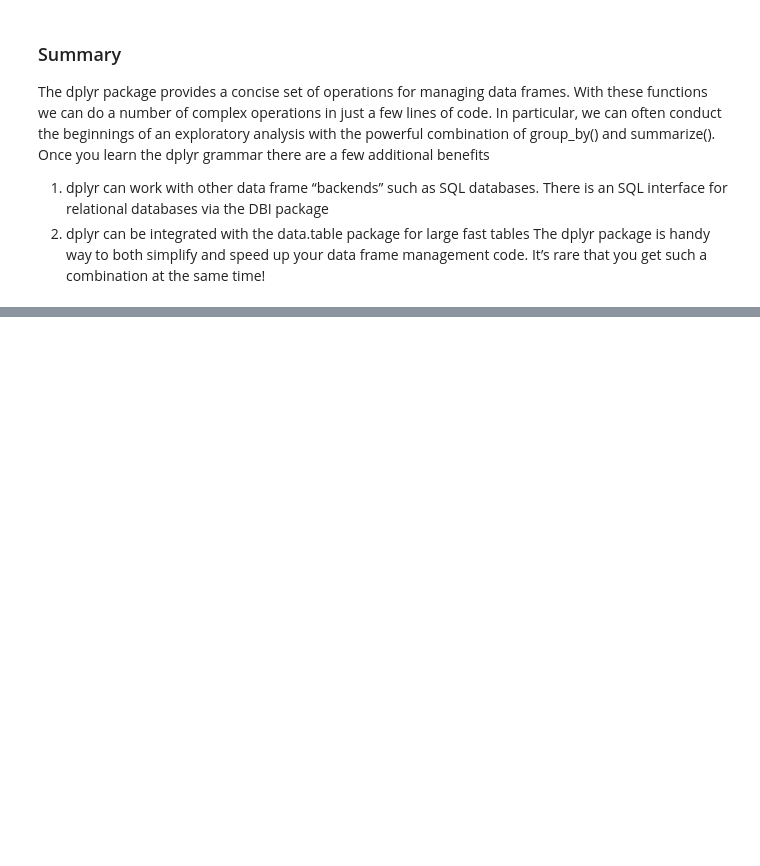
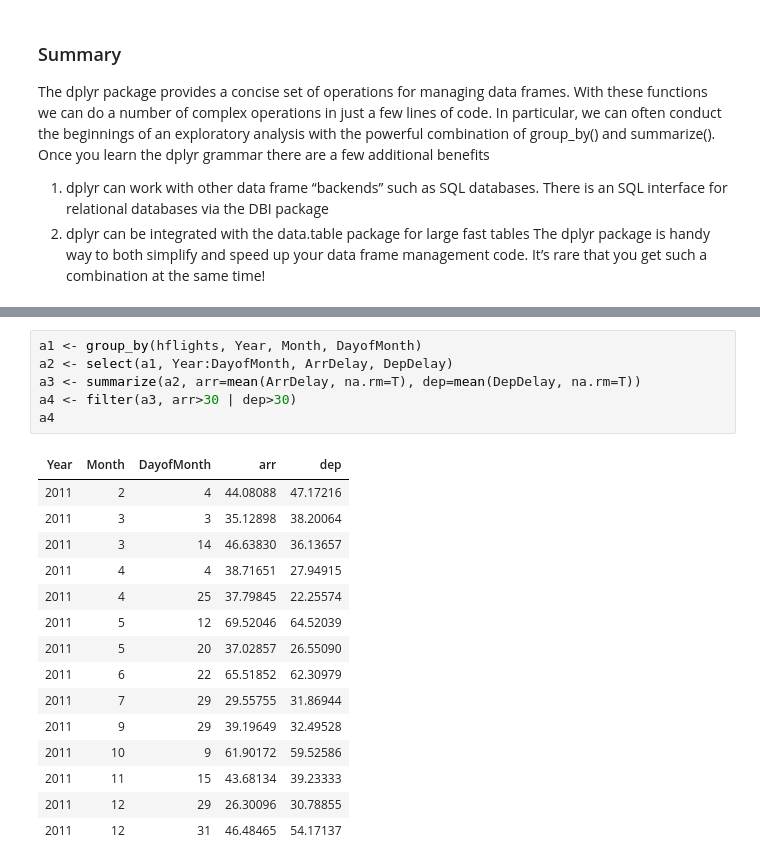
Before and after one commit to kabalaandrew/R, a Jupyter notebook: R Practice for Fenix.ipynb, the cells around one changed output, grey strips where cells are left out. Saved outputs shown, nothing was run; the diff lists cells and outputs as text; blank space fills up the shorter version.

```diff
--- a/R Practice for Fenix.ipynb
+++ b/R Practice for Fenix.ipynb
@@ -528,0 +673,22 @@ It’s rare that you get such a combination at the same time!
+# %%
+a1 <- group_by(hflights, Year, Month, DayofMonth)
+a2 <- select(a1, Year:DayofMonth, ArrDelay, DepDelay)
+a3 <- summarize(a2, arr=mean(ArrDelay, na.rm=T), dep=mean(DepDelay, na.rm=T))
+a4 <- filter(a3, arr>30 | dep>30)
+a4
+# %% [output]
+| Year | Month | DayofMonth | arr | dep |
+| 2011 | 2 | 4 | 44.08088 | 47.17216 |
+| 2011 | 3 | 3 | 35.12898 | 38.20064 |
+| 2011 | 3 | 14 | 46.63830 | 36.13657 |
+| 2011 | 4 | 4 | 38.71651 | 27.94915 |
+| 2011 | 4 | 25 | 37.79845 | 22.25574 |
+| 2011 | 5 | 12 | 69.52046 | 64.52039 |
+| 2011 | 5 | 20 | 37.02857 | 26.55090 |
+| 2011 | 6 | 22 | 65.51852 | 62.30979 |
+| 2011 | 7 | 29 | 29.55755 | 31.86944 |
+| 2011 | 9 | 29 | 39.19649 | 32.49528 |
+| 2011 | 10 | 9 | 61.90172 | 59.52586 |
+| 2011 | 11 | 15 | 43.68134 | 39.23333 |
+| 2011 | 12 | 29 | 26.30096 | 30.78855 |
+| 2011 | 12 | 31 | 46.48465 | 54.17137 |
```
Also changed, not shown: parts of 12 cells of this notebook.
